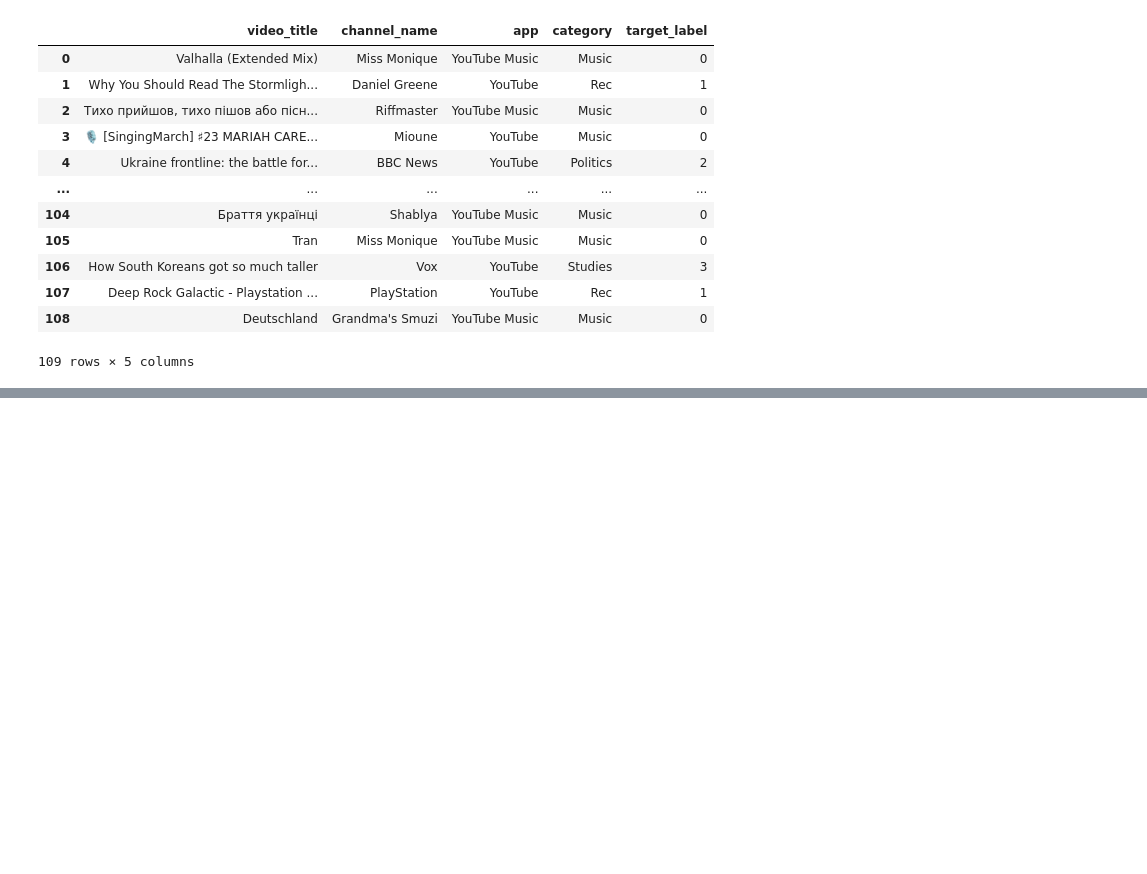
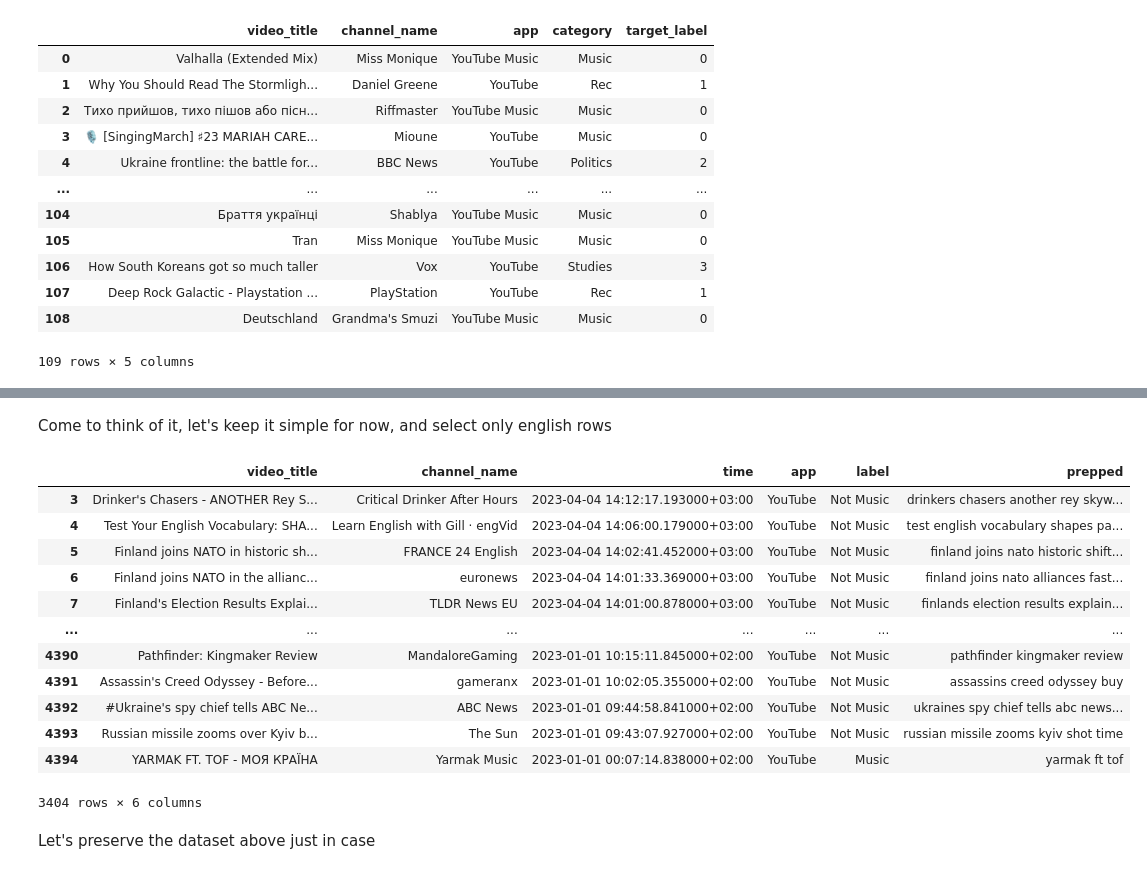
Before and after one commit to SanAntonik/yt_activity_analysis, a Jupyter notebook: classify.ipynb, the cells around one changed output, grey strips where cells are left out. Saved outputs shown, nothing was run; the diff lists cells and outputs as text; code cells hidden in the pictures; blank space fills up the shorter version.

```diff
--- a/classify.ipynb
+++ b/classify.ipynb
@@ -262,0 +330,21 @@ df.head(5)
+# %% [markdown]
+Come to think of it, let's keep it simple for now, and select only english rows
+# %%
+prepped_df = df[df['prepped'].str.len() >= 4]
+prepped_df
+# %% [output]
+|  | video_title | channel_name | time | app | label | prepped |
+| 3 | Drinker's Chasers - ANOTHER Rey S... | Critical Drinker After Hours | 2023-04-04 14:12:17.193000+03:00 | YouTube | Not Music | drinkers chasers another rey skyw... |
+| 4 | Test Your English Vocabulary: SHA... | Learn English with Gill · engVid | 2023-04-04 14:06:00.179000+03:00 | YouTube | Not Music | test english vocabulary shapes pa... |
+| 5 | Finland joins NATO in historic sh... | FRANCE 24 English | 2023-04-04 14:02:41.452000+03:00 | YouTube | Not Music | finland joins nato historic shift... |
+| 6 | Finland joins NATO in the allianc... | euronews | 2023-04-04 14:01:33.369000+03:00 | YouTube | Not Music | finland joins nato alliances fast... |
+| 7 | Finland's Election Results Explai... | TLDR News EU | 2023-04-04 14:01:00.878000+03:00 | YouTube | Not Music | finlands election results explain... |
+| ... | ... | ... | ... | ... | ... | ... |
+| 4390 | Pathfinder: Kingmaker Review | MandaloreGaming | 2023-01-01 10:15:11.845000+02:00 | YouTube | Not Music | pathfinder kingmaker review |
+| 4391 | Assassin's Creed Odyssey - Before... | gameranx | 2023-01-01 10:02:05.355000+02:00 | YouTube | Not Music | assassins creed odyssey buy |
+| 4392 | #Ukraine's spy chief tells ABC Ne... | ABC News | 2023-01-01 09:44:58.841000+02:00 | YouTube | Not Music | ukraines spy chief tells abc news... |
+| 4393 | Russian missile zooms over Kyiv b... | The Sun | 2023-01-01 09:43:07.927000+02:00 | YouTube | Not Music | russian missile zooms kyiv shot time |
+| 4394 | YARMAK FT. TOF - МОЯ КРАЇНА | Yarmak Music | 2023-01-01 00:07:14.838000+02:00 | YouTube | Music | yarmak ft tof |
+3404 rows × 6 columns
+# %% [markdown]
+Let's preserve the dataset above just in case
```
Also changed, not shown: parts of 36 cells of this notebook, 1 other file.
